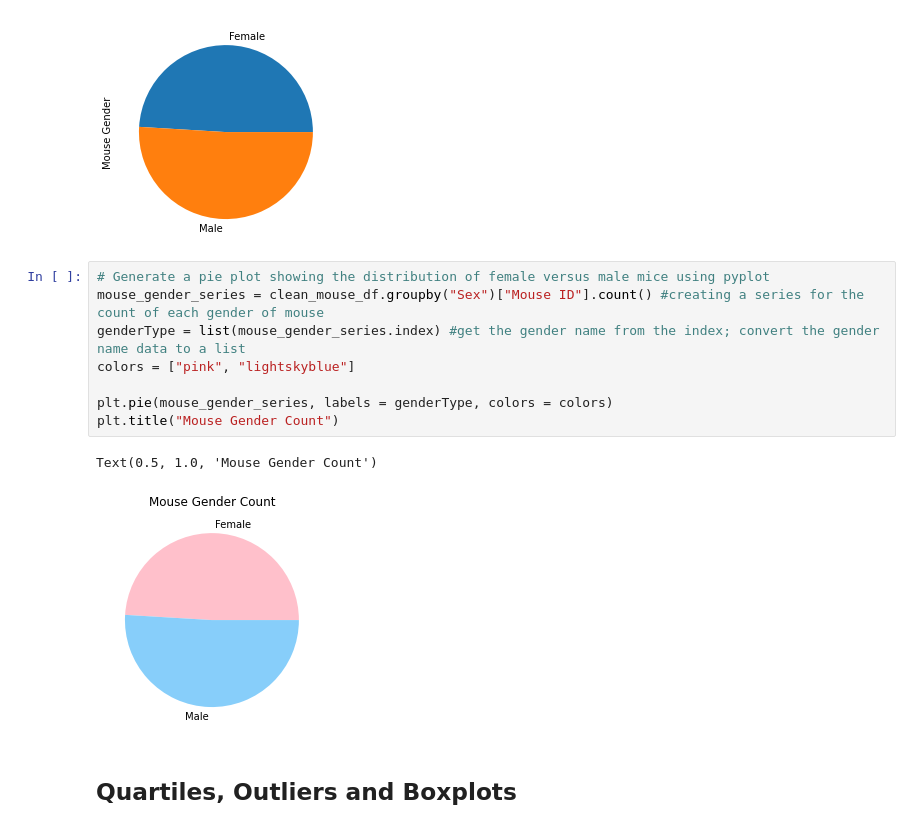
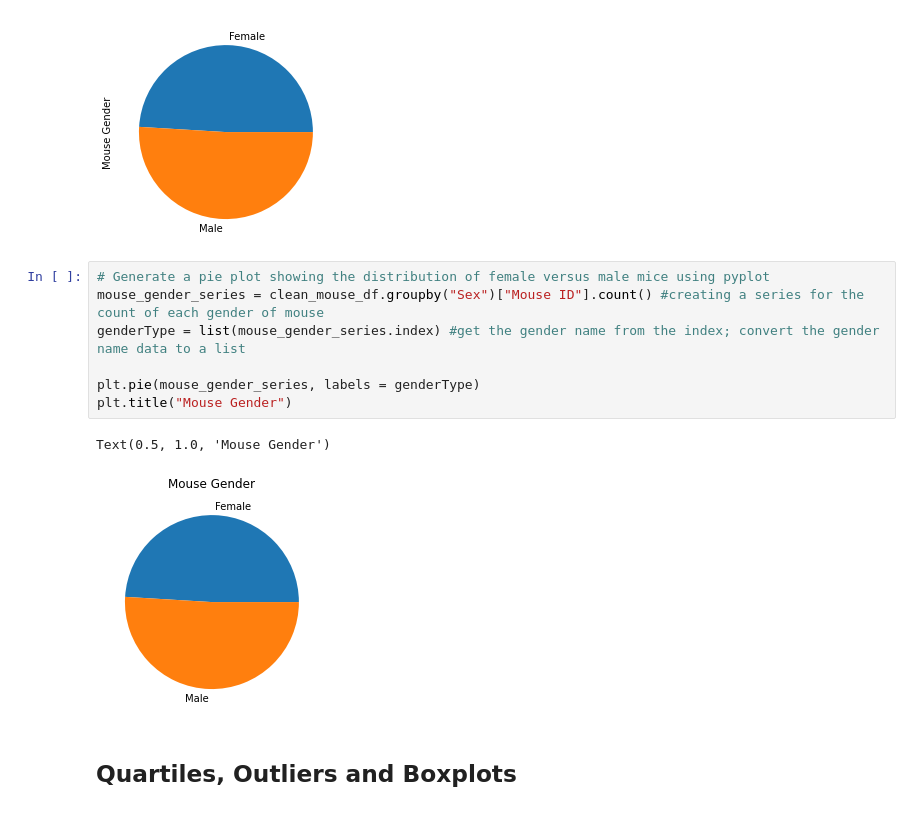
Before and after one commit to GND95/Matplotlib-Challenge, a Jupyter notebook: Pymaceuticals/Analysis.ipynb, the cells around one changed output. Cells and saved outputs as stored; diff of their text form.

Commit message:
making the previous Matplotlib plots identical to the Pandas plots. creating for loop for making a list of tumor volumes to later find potential outliers in the data set.

```diff
--- a/Pymaceuticals/Analysis.ipynb
+++ b/Pymaceuticals/Analysis.ipynb
@@ -150,14 +150,13 @@ clean_mouse_df.groupby("Sex")["Mouse ID"].count().plot.pie(label="Mouse Gender")
 # %%
 # Generate a pie plot showing the distribution of female versus male mice using pyplot
 mouse_gender_series = clean_mouse_df.groupby("Sex")["Mouse ID"].count() #creating a series for the count of each gender of mouse
 genderType = list(mouse_gender_series.index) #get the gender name from the index; convert the gender name data to a list
-colors = ["pink", "lightskyblue"]
 
-plt.pie(mouse_gender_series, labels = genderType, colors = colors)
-plt.title("Mouse Gender Count")
+plt.pie(mouse_gender_series, labels = genderType)
+plt.title("Mouse Gender")
 # %% [output]
-Text(0.5, 1.0, 'Mouse Gender Count')
+Text(0.5, 1.0, 'Mouse Gender')
-[figure, old version]
+[figure, new version]
 # %% [markdown]
 ## Quartiles, Outliers and Boxplots
 # %%
```
Also changed, not shown: parts of 2 cells of this notebook.
